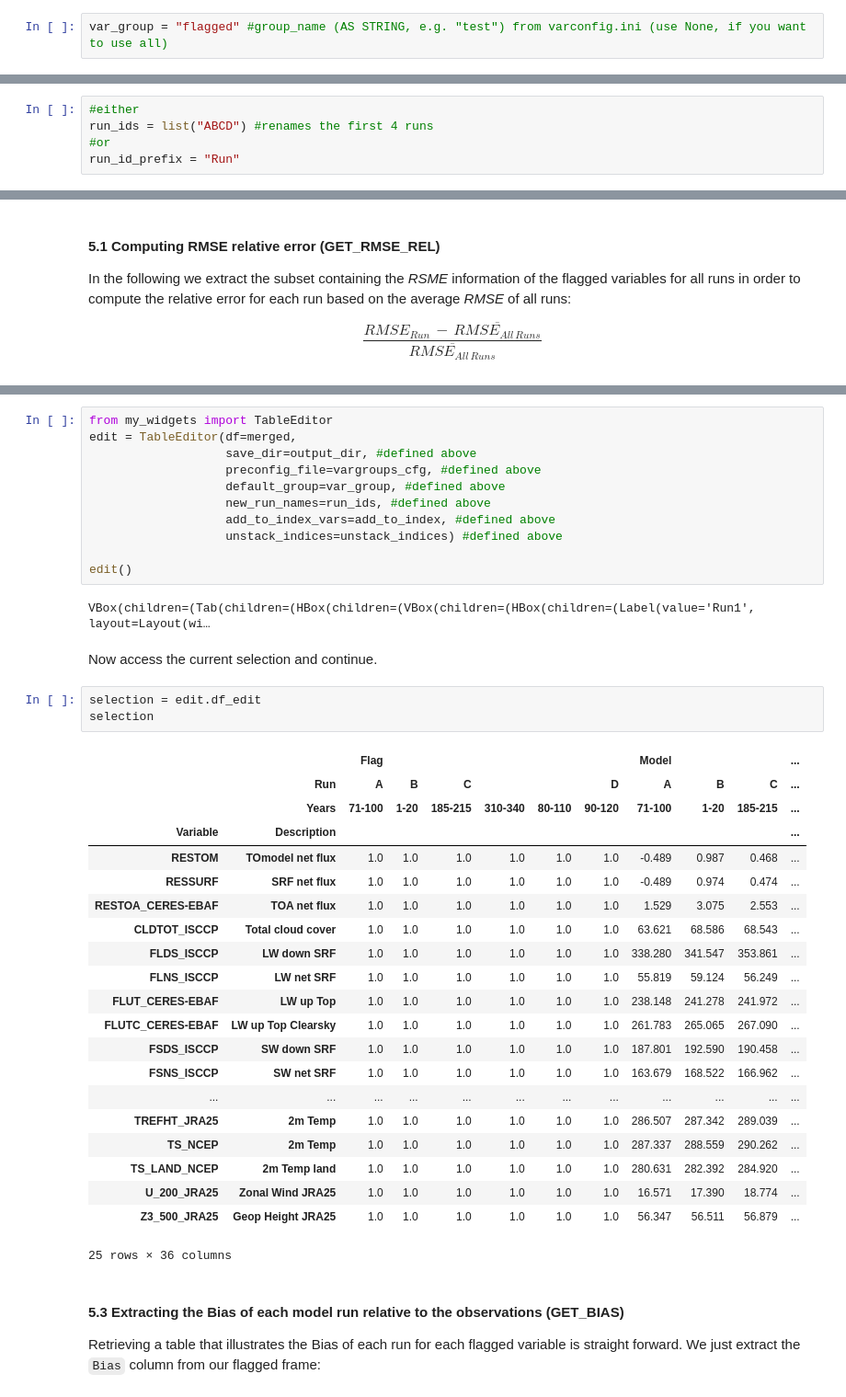
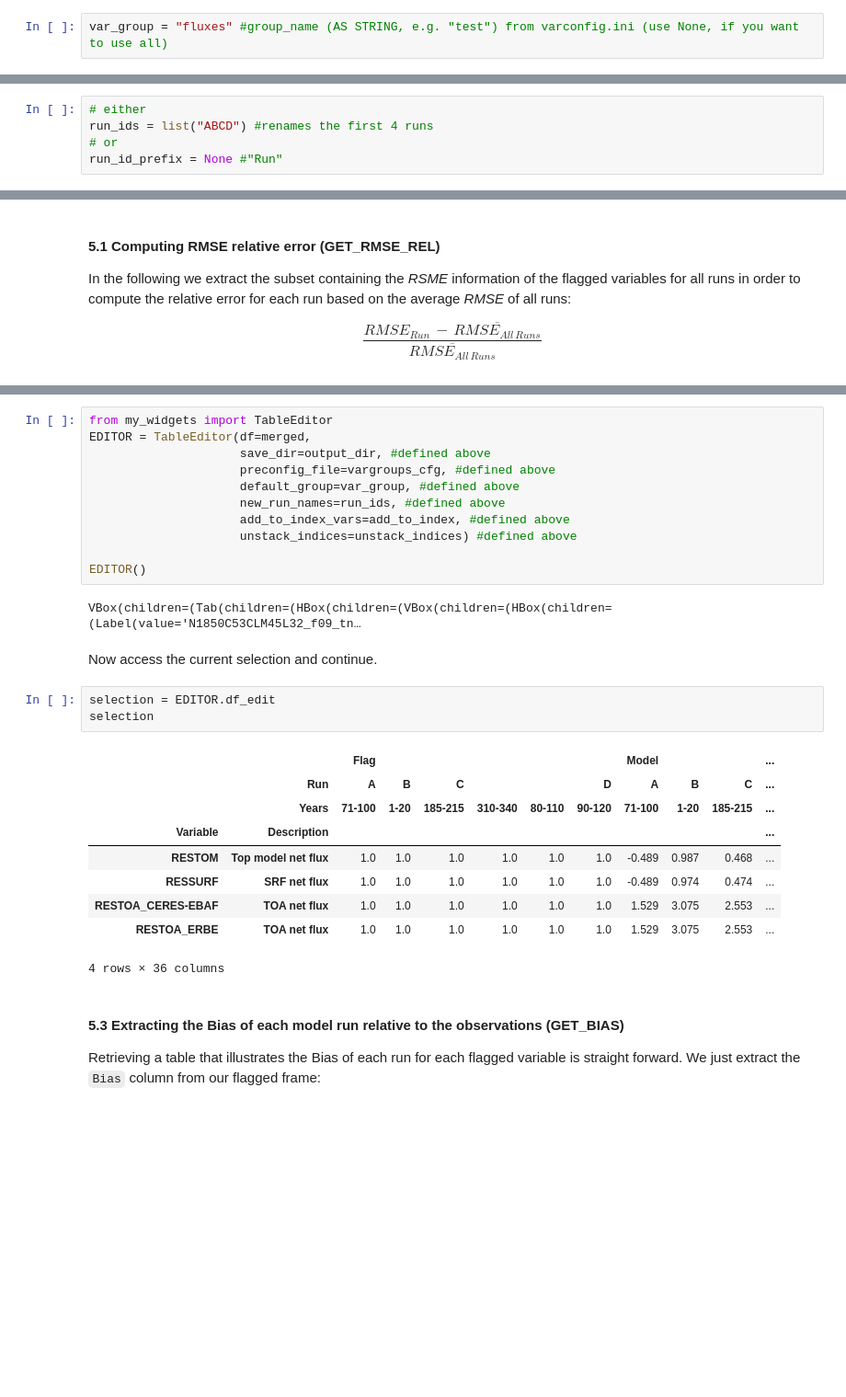
Before and after one commit to jgliss/my_notebooks, a Jupyter notebook: noresm_diagnostics_analysis_tool.ipynb, the cells around one changed output, grey strips where cells are left out. Shown at 92% size. Drawn from its saved outputs; the diff is of its cells as text; blank space fills up the shorter version.

```diff
--- a/noresm_diagnostics_analysis_tool.ipynb
+++ b/noresm_diagnostics_analysis_tool.ipynb
@@ -41,7 +41,7 @@ In the following cells you can specify global default settings.
 
 Default group of variables. Variable groups can be defined in [varconfig.ini](https://github.com/jgliss/my_notebooks/blob/master/data/varconfig.ini). Use ``[group_name]`` to define a new group and add below all variables that should belong to the group in the desired display order (should be self-explanatory when looking at the file, I hope).
 # %%
-var_group = "flagged" #group_name (AS STRING, e.g. "test") from varconfig.ini (use None, if you want to use all)
+var_group = "fluxes" #group_name (AS STRING, e.g. "test") from varconfig.ini (use None, if you want to use all)
 # %% [markdown]
 ##### 1.2.2 Add data columns to index
 
@@ -108,10 +108,10 @@ for file in files:
 
 Define list of shortnames for model runs or define a prefix. If undefined (i.e. empty list and ``None``), the original names are used.
 # %%
-#either
+# either
 run_ids = list("ABCD") #renames the first 4 runs
-#or
-run_id_prefix = "Run"
+# or
+run_id_prefix = None #"Run"
 # %% [markdown]
 
 ### 4. Importing multiple result files and concatenating them into one Dataframe (LOAD_FILES)
@@ -182,43 +182,31 @@ The following table widget uses the loaded Dataframes and applies all settings t
 # %%
 from my_widgets import TableEditor
-edit = TableEditor(df=merged,
-                   save_dir=output_dir, #defined above
-                   preconfig_file=vargroups_cfg, #defined above
-                   default_group=var_group, #defined above
-                   new_run_names=run_ids, #defined above
-                   add_to_index_vars=add_to_index, #defined above
-                   unstack_indices=unstack_indices) #defined above
+EDITOR = TableEditor(df=merged,
+                     save_dir=output_dir, #defined above
+                     preconfig_file=vargroups_cfg, #defined above
+                     default_group=var_group, #defined above
+                     new_run_names=run_ids, #defined above
+                     add_to_index_vars=add_to_index, #defined above
+                     unstack_indices=unstack_indices) #defined above
 
-edit()
+EDITOR()
 # %% [output]
-VBox(children=(Tab(children=(HBox(children=(VBox(children=(HBox(children=(Label(value='Run1', layout=Layout(wi…
+VBox(children=(Tab(children=(HBox(children=(VBox(children=(HBox(children=(Label(value='N1850C53CLM45L32_f09_tn…
 # %% [markdown]
 Now access the current selection and continue.
 # %%
-selection = edit.df_edit
+selection = EDITOR.df_edit
 selection
 # %% [output]
 |  |  | Flag |  |  |  |  |  | Model |  |  | ... |
 |  | Run | A | B | C |  |  | D | A | B | C | ... |
 |  | Years | 71-100 | 1-20 | 185-215 | 310-340 | 80-110 | 90-120 | 71-100 | 1-20 | 185-215 | ... |
 | Variable | Description |  |  |  |  |  |  |  |  |  | ... |
-| RESTOM | TOmodel net flux | 1.0 | 1.0 | 1.0 | 1.0 | 1.0 | 1.0 | -0.489 | 0.987 | 0.468 | ... |
+| RESTOM | Top model net flux | 1.0 | 1.0 | 1.0 | 1.0 | 1.0 | 1.0 | -0.489 | 0.987 | 0.468 | ... |
 | RESSURF | SRF net flux | 1.0 | 1.0 | 1.0 | 1.0 | 1.0 | 1.0 | -0.489 | 0.974 | 0.474 | ... |
 | RESTOA_CERES-EBAF | TOA net flux | 1.0 | 1.0 | 1.0 | 1.0 | 1.0 | 1.0 | 1.529 | 3.075 | 2.553 | ... |
-| CLDTOT_ISCCP | Total cloud cover | 1.0 | 1.0 | 1.0 | 1.0 | 1.0 | 1.0 | 63.621 | 68.586 | 68.543 | ... |
-| FLDS_ISCCP | LW down SRF | 1.0 | 1.0 | 1.0 | 1.0 | 1.0 | 1.0 | 338.280 | 341.547 | 353.861 | ... |
-| FLNS_ISCCP | LW net SRF | 1.0 | 1.0 | 1.0 | 1.0 | 1.0 | 1.0 | 55.819 | 59.124 | 56.249 | ... |
-| FLUT_CERES-EBAF | LW up Top | 1.0 | 1.0 | 1.0 | 1.0 | 1.0 | 1.0 | 238.148 | 241.278 | 241.972 | ... |
-| FLUTC_CERES-EBAF | LW up Top Clearsky | 1.0 | 1.0 | 1.0 | 1.0 | 1.0 | 1.0 | 261.783 | 265.065 | 267.090 | ... |
-| FSDS_ISCCP | SW down SRF | 1.0 | 1.0 | 1.0 | 1.0 | 1.0 | 1.0 | 187.801 | 192.590 | 190.458 | ... |
-| FSNS_ISCCP | SW net SRF | 1.0 | 1.0 | 1.0 | 1.0 | 1.0 | 1.0 | 163.679 | 168.522 | 166.962 | ... |
-| ... | ... | ... | ... | ... | ... | ... | ... | ... | ... | ... | ... |
-| TREFHT_JRA25 | 2m Temp | 1.0 | 1.0 | 1.0 | 1.0 | 1.0 | 1.0 | 286.507 | 287.342 | 289.039 | ... |
-| TS_NCEP | 2m Temp | 1.0 | 1.0 | 1.0 | 1.0 | 1.0 | 1.0 | 287.337 | 288.559 | 290.262 | ... |
-| TS_LAND_NCEP | 2m Temp land | 1.0 | 1.0 | 1.0 | 1.0 | 1.0 | 1.0 | 280.631 | 282.392 | 284.920 | ... |
-| U_200_JRA25 | Zonal Wind JRA25 | 1.0 | 1.0 | 1.0 | 1.0 | 1.0 | 1.0 | 16.571 | 17.390 | 18.774 | ... |
-| Z3_500_JRA25 | Geop Height JRA25 | 1.0 | 1.0 | 1.0 | 1.0 | 1.0 | 1.0 | 56.347 | 56.511 | 56.879 | ... |
+| RESTOA_ERBE | TOA net flux | 1.0 | 1.0 | 1.0 | 1.0 | 1.0 | 1.0 | 1.529 | 3.075 | 2.553 | ... |
-25 rows × 36 columns
+4 rows × 36 columns
 # %% [markdown]
 #### 5.3 Extracting the Bias of each model run relative to the observations (GET_BIAS)
 
```
Also changed, not shown: parts of 14 cells of this notebook, 6 other files.
